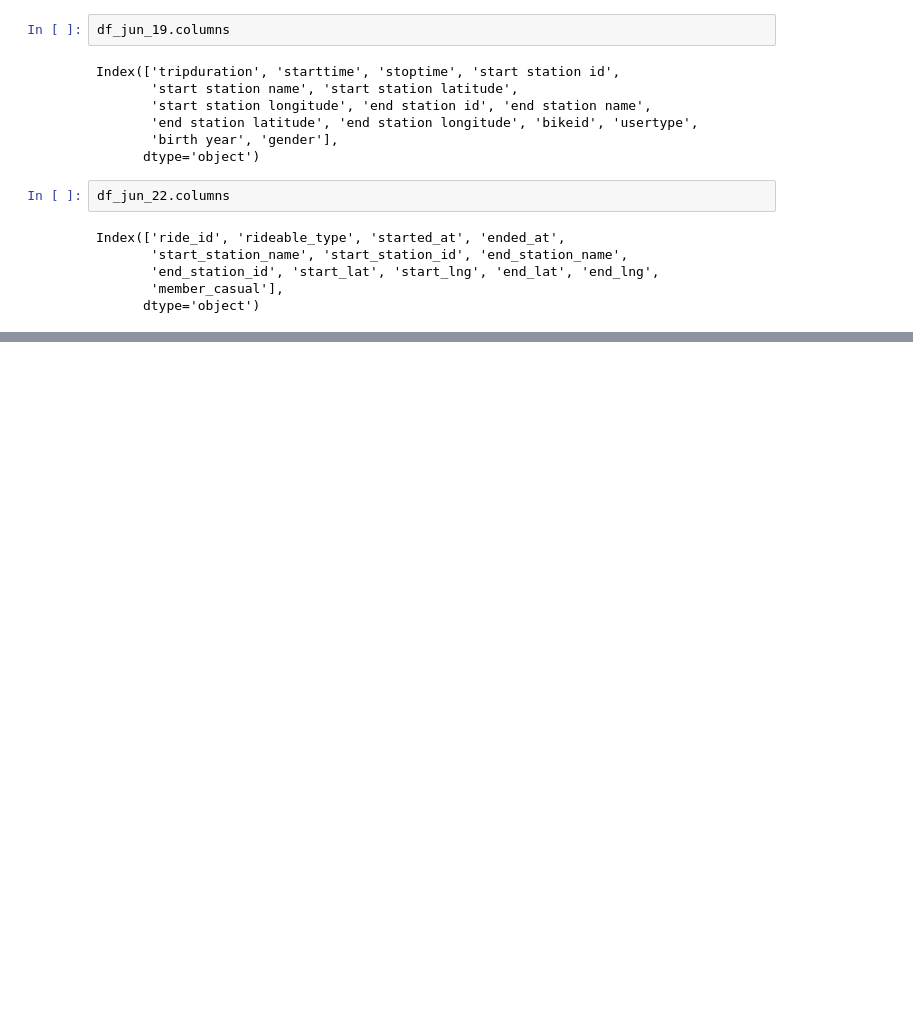
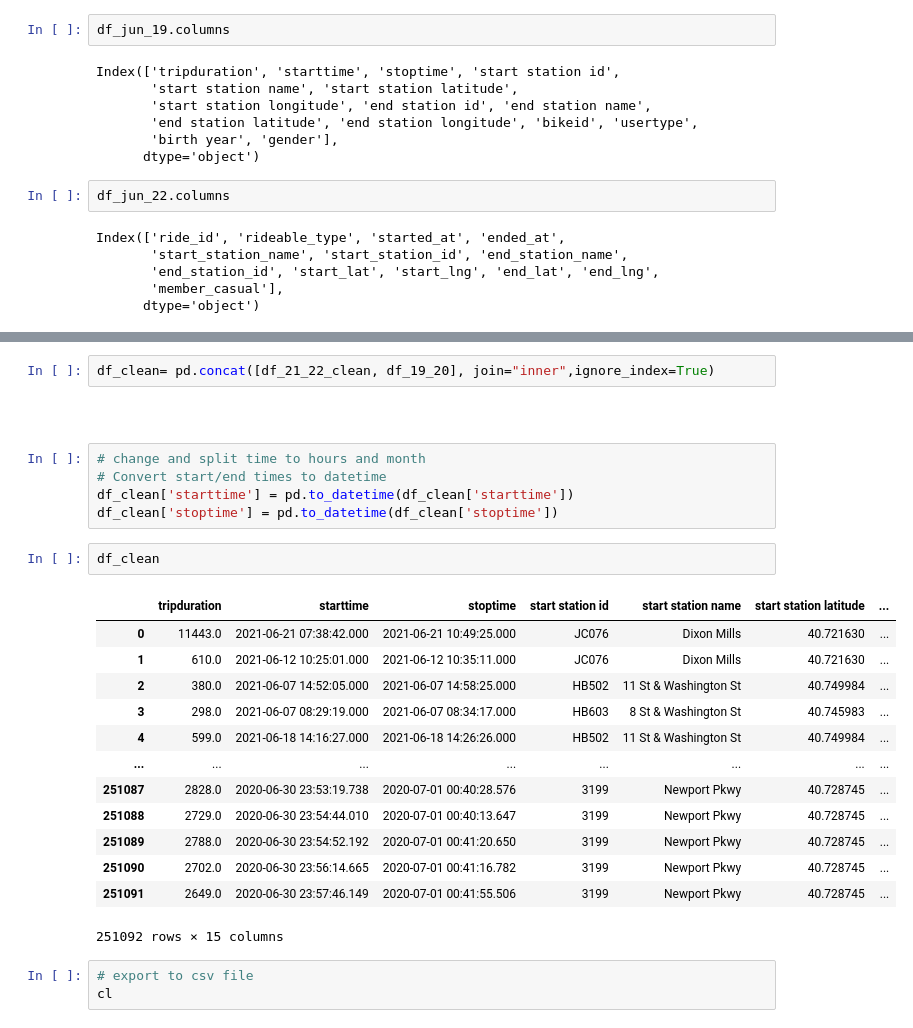
Before and after one commit to yaf978/Citi_Bike_Challenge, a Jupyter notebook: bike_data_prep.ipynb, the cells around one changed output, grey strips where cells are left out. Cells and saved outputs as stored; diff of their text form; blank space fills up the shorter version.

```diff
--- a/bike_data_prep.ipynb
+++ b/bike_data_prep.ipynb
@@ -112,0 +244,28 @@ Index(['ride_id', 'rideable_type', 'started_at', 'ended_at',
+# %%
+df_clean= pd.concat([df_21_22_clean, df_19_20], join="inner",ignore_index=True)
+# %% [markdown]
+##
+# %%
+# change and split time to hours and month
+# Convert start/end times to datetime
+df_clean['starttime'] = pd.to_datetime(df_clean['starttime'])
+df_clean['stoptime'] = pd.to_datetime(df_clean['stoptime'])
+# %%
+df_clean
+# %% [output]
+|  | tripduration | starttime | stoptime | start station id | start station name | start station latitude | ... |
+| 0 | 11443.0 | 2021-06-21 07:38:42.000 | 2021-06-21 10:49:25.000 | JC076 | Dixon Mills | 40.721630 | ... |
+| 1 | 610.0 | 2021-06-12 10:25:01.000 | 2021-06-12 10:35:11.000 | JC076 | Dixon Mills | 40.721630 | ... |
+| 2 | 380.0 | 2021-06-07 14:52:05.000 | 2021-06-07 14:58:25.000 | HB502 | 11 St & Washington St | 40.749984 | ... |
+| 3 | 298.0 | 2021-06-07 08:29:19.000 | 2021-06-07 08:34:17.000 | HB603 | 8 St & Washington St | 40.745983 | ... |
+| 4 | 599.0 | 2021-06-18 14:16:27.000 | 2021-06-18 14:26:26.000 | HB502 | 11 St & Washington St | 40.749984 | ... |
+| ... | ... | ... | ... | ... | ... | ... | ... |
+| 251087 | 2828.0 | 2020-06-30 23:53:19.738 | 2020-07-01 00:40:28.576 | 3199 | Newport Pkwy | 40.728745 | ... |
+| 251088 | 2729.0 | 2020-06-30 23:54:44.010 | 2020-07-01 00:40:13.647 | 3199 | Newport Pkwy | 40.728745 | ... |
+| 251089 | 2788.0 | 2020-06-30 23:54:52.192 | 2020-07-01 00:41:20.650 | 3199 | Newport Pkwy | 40.728745 | ... |
+| 251090 | 2702.0 | 2020-06-30 23:56:14.665 | 2020-07-01 00:41:16.782 | 3199 | Newport Pkwy | 40.728745 | ... |
+| 251091 | 2649.0 | 2020-06-30 23:57:46.149 | 2020-07-01 00:41:55.506 | 3199 | Newport Pkwy | 40.728745 | ... |
+251092 rows × 15 columns
+# %%
+# export to csv file
+cl
```
Also changed, not shown: parts of 26 cells of this notebook, 1 other file.
